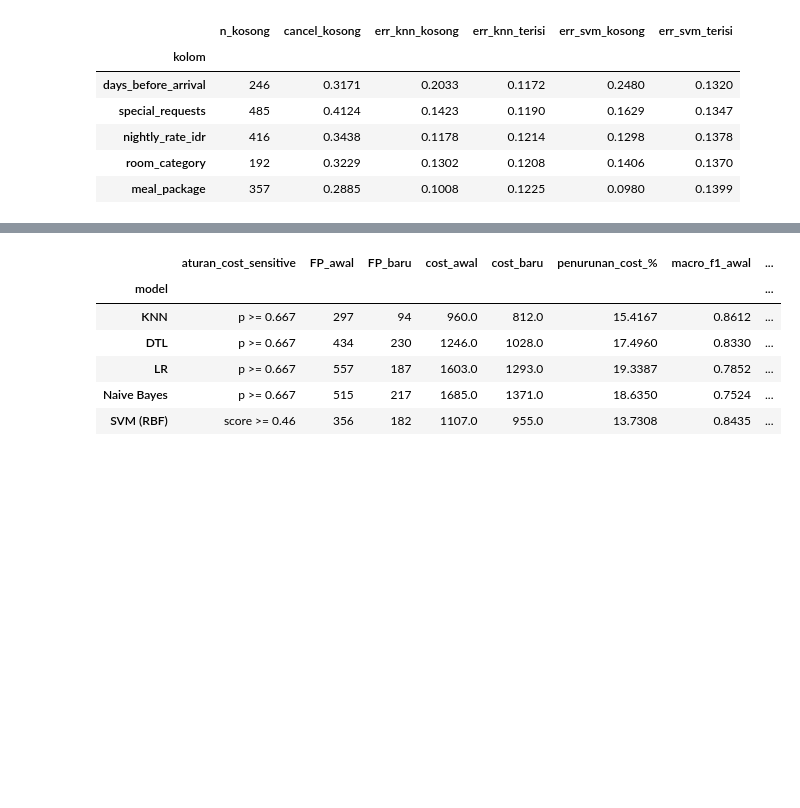
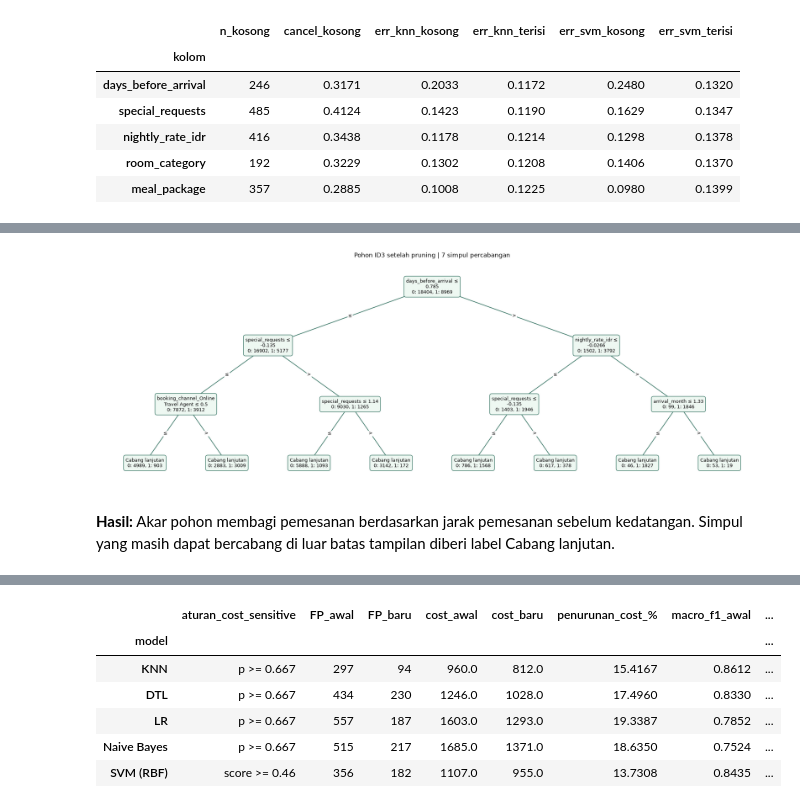
Before and after one commit to Alpaomega1136/IF3170_G31_KelompokDadakan, a Jupyter notebook: src/notebooks/IF3170_G31_KelompokDadakan.ipynb, the cells around one changed output, grey strips where cells are left out. Cells and saved outputs as stored; diff of their text form; code cells hidden in the pictures; blank space fills up the shorter version.

```diff
--- a/src/notebooks/IF3170_G31_KelompokDadakan.ipynb
+++ b/src/notebooks/IF3170_G31_KelompokDadakan.ipynb
@@ -1228,0 +1243,18 @@ Pada baris dengan `days_before_arrival` kosong, tingkat kesalahan KNN sebesar 20
+# %%
+from IPython.display import Video
+from analysis.bonus import (
+    plot_dtl_tree, plot_naive_bayes_graph, plot_svm_kernels, save_lr_loss_video,
+)
+
+output_bonus = root / "output" / "bonus"
+output_bonus.mkdir(parents=True, exist_ok=True)
+
+fig_dtl_bonus = plot_dtl_tree(
+    model_dtl_muat, preprocessor_dtl_muat.get_feature_names_out(), top_n=7
+)
+fig_dtl_bonus.savefig(output_bonus / "dtl_tree.png", dpi=160)
+plt.show()
+# %% [output]
+[figure, added]
+# %% [markdown]
+**Hasil:** Akar pohon membagi pemesanan berdasarkan jarak pemesanan sebelum kedatangan. Simpul yang masih dapat bercabang di luar batas tampilan diberi label Cabang lanjutan.
```
Also changed, not shown: parts of 22 cells of this notebook, 17 other files.
